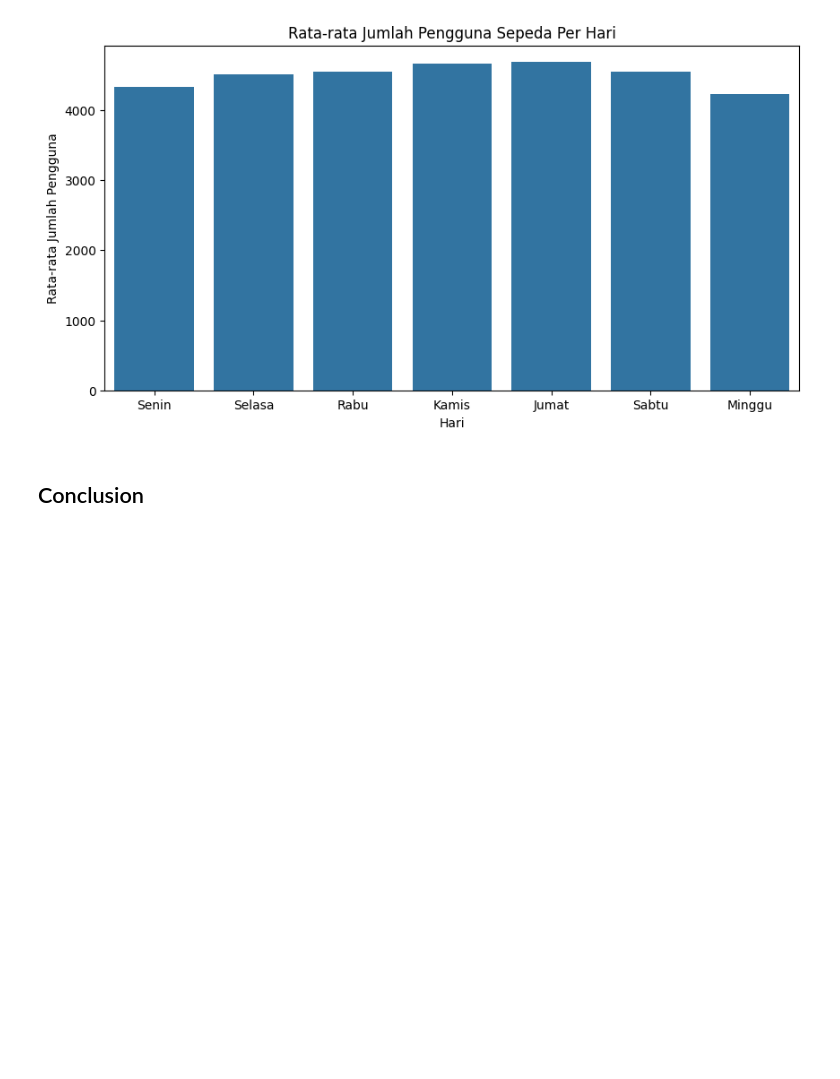
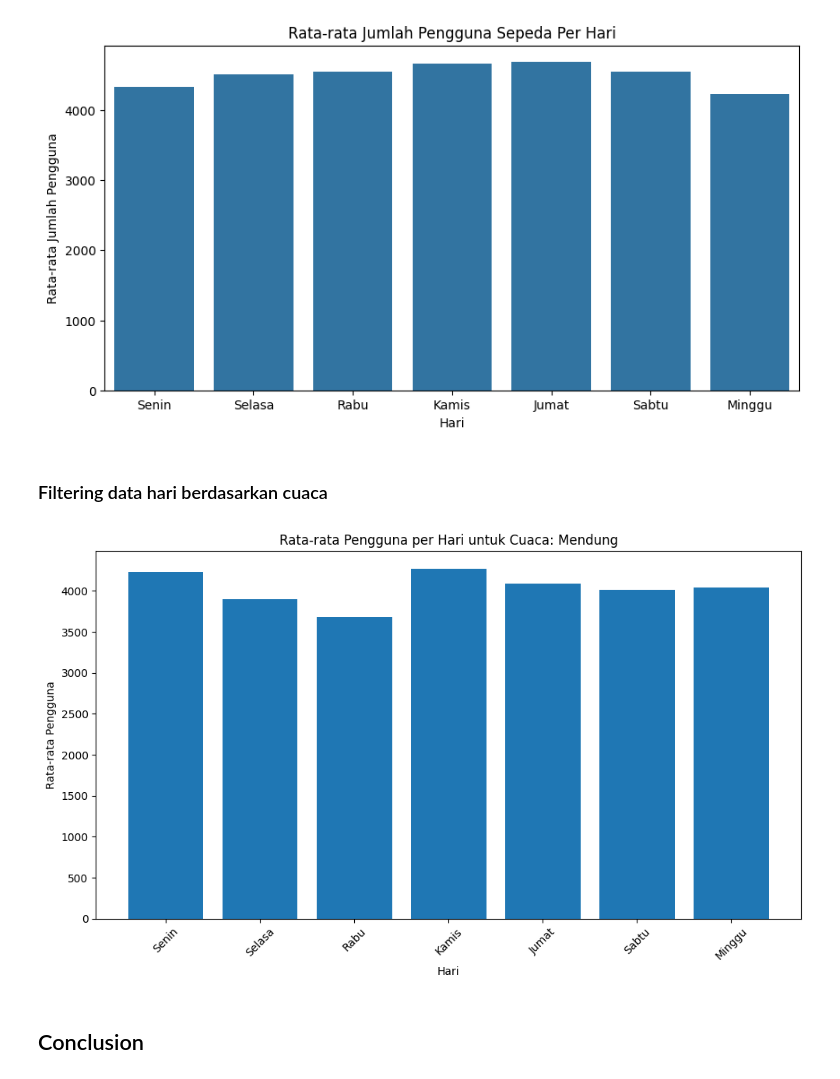
Before and after one commit to KochenkExe/Dicoding-bike-sharing, a Jupyter notebook: Proyek_Analisis_Data.ipynb, the cells around one changed output. Saved outputs shown, nothing was run; the diff lists cells and outputs as text; code cells hidden in the pictures; blank space fills up the shorter version.

```diff
--- a/Proyek_Analisis_Data.ipynb
+++ b/Proyek_Analisis_Data.ipynb
@@ -374,0 +383,18 @@ Rata-rata jumlah pengguna sepeda per hari (Senin - Minggu):
+# %%
+weather_mapping = {
+    1: 'Cerah',
+    2: 'Mendung',
+    3: 'Hujan Ringan',
+    4: 'Hujan Lebat'
+}
+df_day['weather_name'] = df_day['weathersit'].map(weather_mapping)
+
+selected_weather = df_day['weather_name'].unique()[0]
+
+filtered_data = df_day[df_day['weather_name'] == selected_weather]
+average_users_by_weather = filtered_data.groupby('weekday_name')['cnt'].mean().reset_index().sort_values('cnt', ascending=False)
+average_users_by_weather['weekday_name'] = pd.Categorical(average_users_by_weather['weekday_name'], categories=weekday_order, ordered=True)
+average_users_by_weather = average_users_by_weather.sort_values('weekday_name')
+
+print(f"Rata-rata Pengguna per Hari untuk Cuaca: {selected_weather}")
+print(average_users_by_weather)
@@ -396,6 +432,19 @@ plt.ylabel('Rata-rata Jumlah Pengguna')
 plt.show()
 # %% [output]
 [figure]
+# %% [markdown]
+### Filtering data hari berdasarkan cuaca
+# %%
+plt.figure(figsize=(10, 6))
+plt.bar(average_users_by_weather['weekday_name'], average_users_by_weather['cnt'])
+plt.xlabel("Hari")
+plt.ylabel("Rata-rata Pengguna")
+plt.title(f"Rata-rata Pengguna per Hari untuk Cuaca: {selected_weather}")
+plt.xticks(rotation=45)
+plt.tight_layout()
+plt.show()
+# %% [output]
+[figure, added]
 # %% [markdown]
 ## Conclusion
 # %% [markdown]
```
Also changed, not shown: parts of 7 cells of this notebook.
